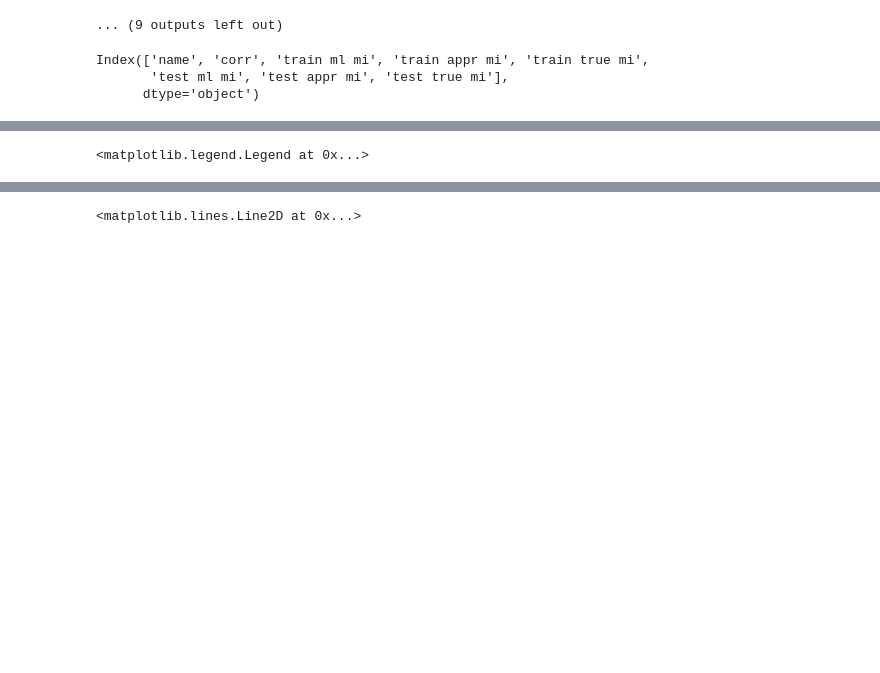
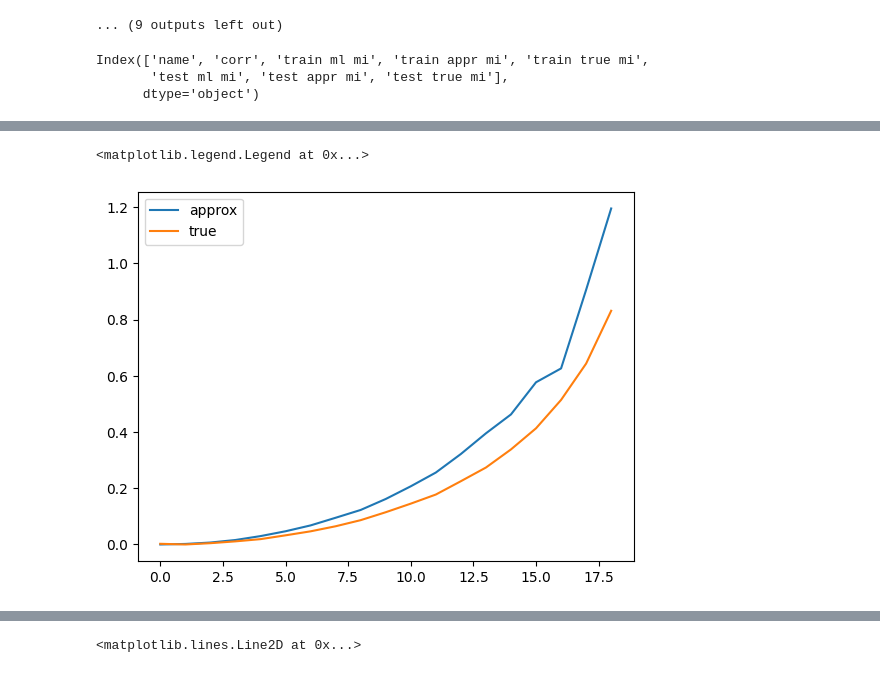
Before and after one commit to kingusiu/opDeDe, a Jupyter notebook: notebooks/animated_plotting.ipynb, the cells around one changed output, grey strips where cells are left out. Saved outputs shown, nothing was run; the diff lists cells and outputs as text; code cells hidden in the pictures; blank space fills up the shorter version.

```diff
--- a/notebooks/animated_plotting.ipynb
+++ b/notebooks/animated_plotting.ipynb
@@ -47,5 +48,5 @@ import matplotlib
 %matplotlib notebook
 # %%
 import pandas as pd
-file_path = '../results/results.h5'
+file_path = '../results/results_corr_20240225.pkl'
 df = pd.read_pickle(file_path)
@@ -52,3 +55,5 @@ df = pd.read_pickle(file_path)
+# %%
+df = df[:-1]
 # %%
 df.columns
 # %% [output]
@@ -58,6 +65,6 @@ Index(['name', 'corr', 'train ml mi', 'train appr mi', 'train true mi',
 # %%
 fig, ax = plt.subplots()
-aa = ax.plot(df['train ml mi'],label='approx')[0]
-bb = ax.plot(df['train true mi'],label='true')[0]
+aa = ax.plot(df['train ml mi'][:-1],label='approx')[0]
+bb = ax.plot(df['train true mi'][:-1],label='true')[0]
 ax.legend()
 # %% [output]
@@ -66,2 +71,3 @@ ax.legend()
 <matplotlib.legend.Legend at 0x...>
+[figure, added]
 # %%
```
Also changed, not shown: parts of 24 cells of this notebook, 20 other files.
